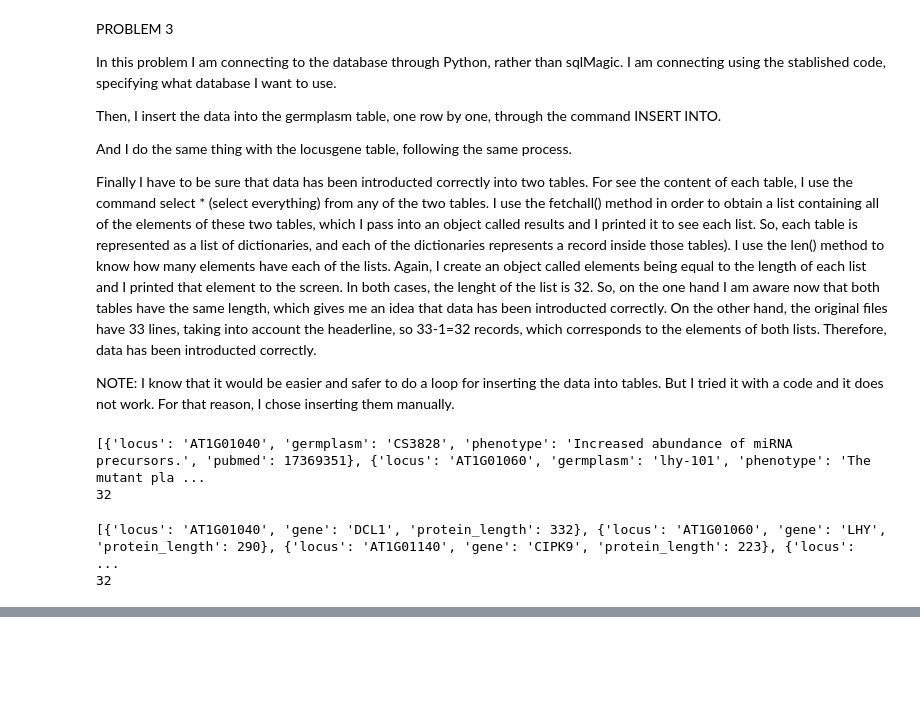
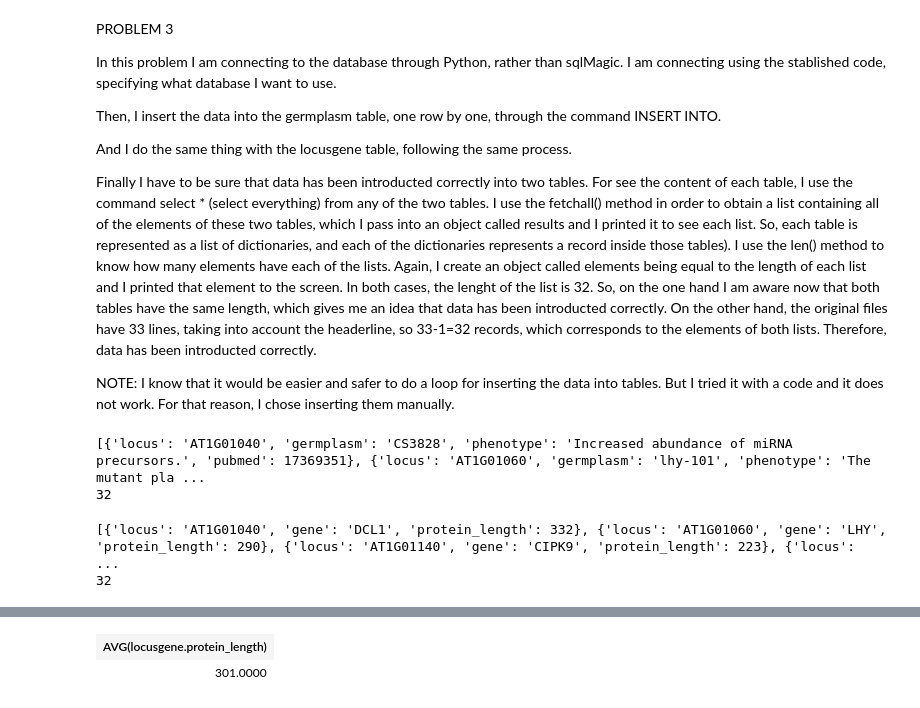
Before and after one commit to AliciaPortela/AliciaP, a Jupyter notebook: Exam_2_Answers.ipynb, the cells around one changed output, grey strips where cells are left out. Saved outputs shown, nothing was run; the diff lists cells and outputs as text; code cells hidden in the pictures; blank space fills up the shorter version.

Commit message:
trying to do problem 4

```diff
--- a/Exam_2_Answers.ipynb
+++ b/Exam_2_Answers.ipynb
@@ -404,0 +480,77 @@ PROBLEM 4
+# %%
+#problem4-task4
+
+
+#searching for AGI1: choromosome 1
+locusgene_table.seek(0)
+for line in locusgene_table.readlines()[1:34]: #for each line read by readlines() in locusgene table. I specify that only want to read from lines 2 to 34 (because the first one is the header)
+    matchObj1 = re.search( r'(AT1G\w*\t)', line)  #match this regular expression, which corresponds to the search of ATxGxxxxxx AGI Locus Code
+    if matchObj1: #if there is a match
+        AGI1_locusgene = matchObj1.group() #create an object with the matches
+        print(AGI1_locusgene) #print the object
+    else: #otherwise
+        print ("") #prints nothing
+
+#average of AGI1s
+%sql SELECT AVG(locusgene.protein_length) FROM locusgene  WHERE locusgene.locus = 'AT1G01040' AND 'AT1G01060' AND 'AT1G01140' AND 'AT1G01220'
+
+
+
+#searching for AGI2: choromosome 2
+locusgene_table.seek(0)
+for line in locusgene_table.readlines()[1:34]: #for each line read by readlines() in locusgene table. I specify that only want to read from lines 2 to 34 (because the first one is the header)
+    matchObj2 = re.search( r'AT2G\w*\t', line)  #match this regular expression, which corresponds to the search of ATxGxxxxxx AGI Locus Code
+    if matchObj2: #if there is a match
+        AGI2_locusgene = matchObj2.group() #create an object with the matches
+        print(AGI2_locusgene) #print the object
+    else: #otherwise
+        print ("") #prints nothing
+
+#average of AGI2s
+%sql SELECT AVG(locusgene.protein_length) FROM locusgene  WHERE locusgene.locus = 'AT2G05210' OR 'AT2G05210' OR 'AT2G05210' OR 'AT2G05210'
+
+
+
+#searching for AGI3: choromosome 3
+locusgene_table.seek(0)
+for line in locusgene_table.readlines()[1:34]: #for each line read by readlines() in locusgene table. I specify that only want to read from lines 2 to 34 (because the first one is the header)
+    matchObj3 = re.search( r'AT3G\w*\t', line)  #match this regular expression, which corresponds to the search of ATxGxxxxxx AGI Locus Code
+    if matchObj3: #if there is a match
+        AGI3_locusgene = matchObj3.group() #create an object with the matches
+        print(AGI3_locusgene) #print the object
+    else: #otherwise
+        print ("") #prints nothing
+
+#average of AGI3s
+%sql SELECT AVG(locusgene.protein_length) FROM locusgene  WHERE locusgene.locus = 'AT3G02130' OR 'AT3G02140' OR 'AT3G02230' OR 'AT3G02260' OR 'AT3G02310' OR 'AT3G02680' OR 'AT3G02850' OR 'AT3G02870' OR 'AT3G03260'
+
+
+
+#searching for AGI4: choromosome 4
+locusgene_table.seek(0)
+for line in locusgene_table.readlines()[1:34]: #for each line read by readlines() in locusgene table. I specify that only want to read from lines 2 to 34 (because the first one is the header)
+    matchObj4 = re.search( r'AT4G\w*\t', line)  #match this regular expression, which corresponds to the search of ATxGxxxxxx AGI Locus Code
+    if matchObj4: #if there is a match
+        AGI4_locusgene = matchObj4.group() #create an object with the matches
+        print(AGI4_locusgene) #print the object
+    else: #otherwise
+        print ("") #prints nothing
+
+#average of AGI4s
+%sql SELECT AVG(locusgene.protein_length) FROM locusgene  WHERE locusgene.locus = 'AT4G14790' OR 'AT4G15210'OR 'AT4G15560' OR 'AT4G15570' OR 'AT4G15802' OR 'AT4G15880' OR 'AT4G16420' OR 'AT4G16480'
+
+
+#searching for AGI5: choromosome 5
+locusgene_table.seek(0)
+for line in locusgene_table.readlines()[1:34]: #for each line read by readlines() in locusgene table. I specify that only want to read from lines 2 to 34 (because the first one is the header)
+    matchObj5 = re.search( r'AT5G\w*\t', line)  #match this regular expression, which corresponds to the search of ATxGxxxxxx AGI Locus Code
+    if matchObj5: #if there is a match
+        AGI5_locusgene = matchObj5.group() #create an object with the matches
+        print(AGI5_locusgene) #print the object
+    else: #otherwise
+        print ("") #prints nothing
+
+#average of AGI5s
+%sql SELECT AVG(locusgene.protein_length) FROM locusgene WHERE (locusgene.locus = 'AT5G10480' OR 'AT5G10510')
+#
+# %% [output]
@@ -404,0 +574,2 @@ PROBLEM 4
+| AVG(locusgene.protein_length) |
+| 301.0000 |
```
Also changed, not shown: parts of 9 cells of this notebook.
